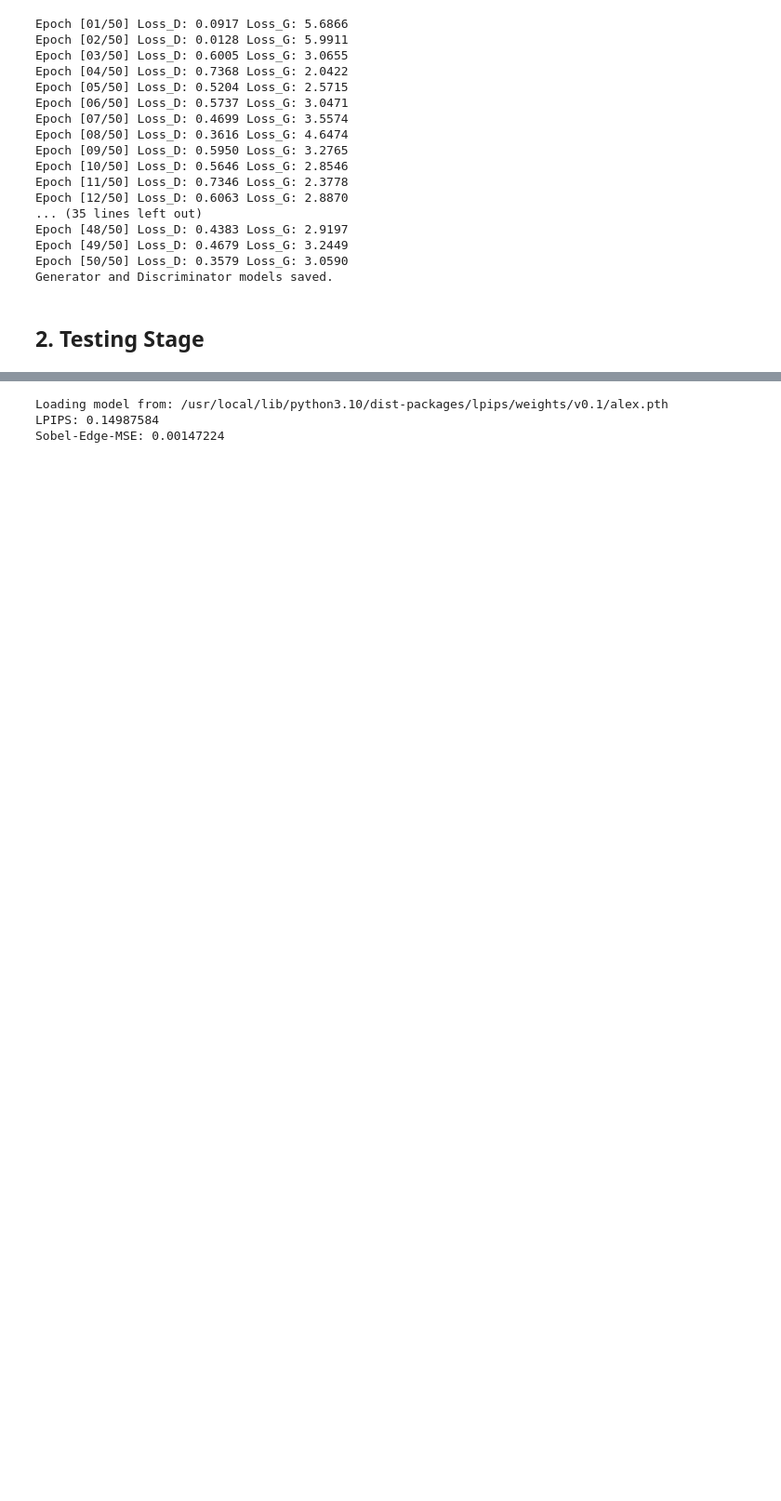
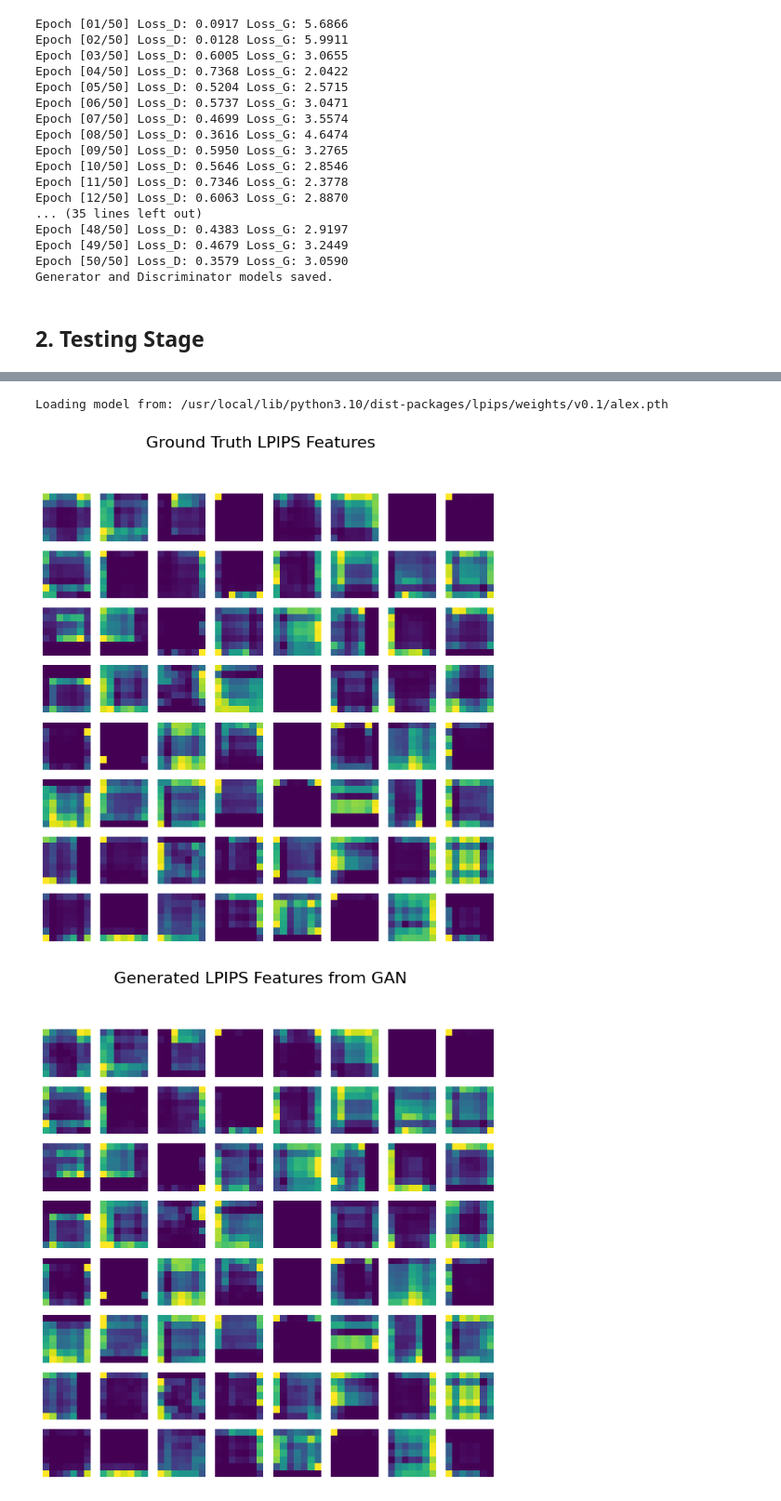
Before and after one commit to benchoi93/DGMinTransportation, a Jupyter notebook: Section4.2_Generating_Highway_Traffic_Speed_Contour/Section4.2.3_GAN.ipynb, the cells around one changed output, grey strips where cells are left out. Shown at 93% size. Drawn from its saved outputs; the diff is of its cells as text; code cells hidden in the pictures; blank space fills up the shorter version.

```diff
--- a/Section4.2_Generating_Highway_Traffic_Speed_Contour/Section4.2.3_GAN.ipynb
+++ b/Section4.2_Generating_Highway_Traffic_Speed_Contour/Section4.2.3_GAN.ipynb
@@ -213,7 +213,7 @@ def visualize_generated_samples(generator, z_dim, device, save_path, model_name,
         mse_score = evaluate_mse(real_images, generated_images, [2])
         print(f"MSE: {mse_score}")
 
-        lpips_score = evaluate_lpips(real_images, generated_images, device, match_mode="best_match")
+        lpips_score = evaluate_lpips(real_images, generated_images, device, model_name, match_mode="best_match")
         print(f"LPIPS: {lpips_score:.8f}")
 
         sobel_mse = evaluate_sobel_edge_mse(real_images, generated_images, match_mode="best_match")
@@ -228,7 +228,8 @@ device = torch.device("cuda" if torch.cuda.is_available() else "cpu")
 data_path = '../dataset/i24_normalized.pt'
 dataset = torch.load(data_path)
 input_dim = dataset.shape[1]
-real_images = dataset[:600].squeeze(1).numpy()
+real_images_idx_list = np.arange(0, 600*19, 19)
+real_images = dataset[real_images_idx_list].squeeze(1).numpy()
 
 z_dim = 64
 
@@ -248,4 +249,4 @@ MSE: {2: {'mse': 0.08568647}}
 Setting up [LPIPS] perceptual loss: trunk [alex], v[0.1], spatial [off]
 Loading model from: /usr/local/lib/python3.10/dist-packages/lpips/weights/v0.1/alex.pth
-LPIPS: 0.14987584
-Sobel-Edge-MSE: 0.00147224
+[figure, added]
+[figure, added]
```
Also changed, not shown: parts of 1 cell of this notebook, 22 other files.
